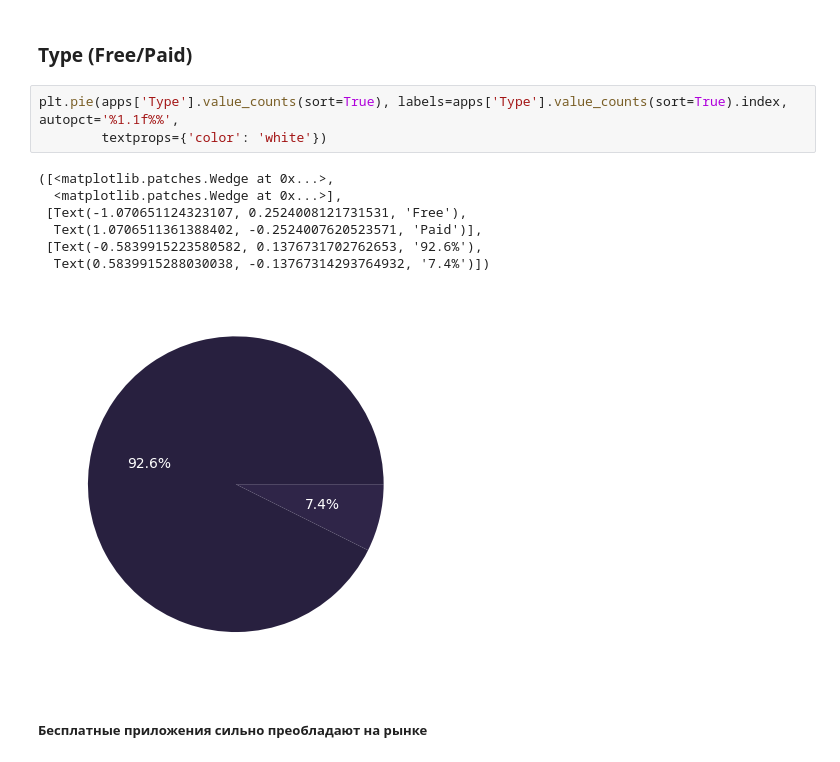
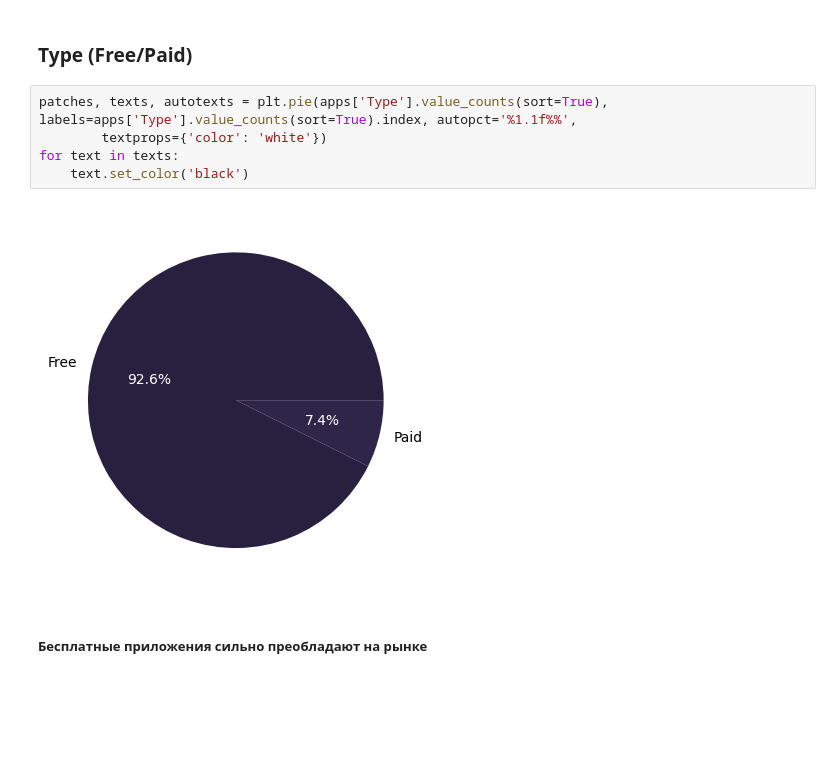
Before and after one commit to sanyakamen1/Google_Play_Store_EDA, a Jupyter notebook: Android_Apps_EDA.ipynb, the cells around one changed output. Drawn from its saved outputs; the diff is of its cells as text; blank space fills up the shorter version.

```diff
--- a/Android_Apps_EDA.ipynb
+++ b/Android_Apps_EDA.ipynb
@@ -548,16 +548,12 @@ plt.tight_layout()
 # %% [markdown]
 ### Type (Free/Paid)
 # %%
-plt.pie(apps['Type'].value_counts(sort=True), labels=apps['Type'].value_counts(sort=True).index, autopct='%1.1f%%',
+patches, texts, autotexts = plt.pie(apps['Type'].value_counts(sort=True), labels=apps['Type'].value_counts(sort=True).index, autopct='%1.1f%%',
         textprops={'color': 'white'})
+for text in texts:
+    text.set_color('black')
 # %% [output]
-([<matplotlib.patches.Wedge at 0x...>,
-  <matplotlib.patches.Wedge at 0x...>],
- [Text(-1.070651124323107, 0.2524008121731531, 'Free'),
-  Text(1.0706511361388402, -0.2524007620523571, 'Paid')],
- [Text(-0.5839915223580582, 0.1376731702762653, '92.6%'),
-  Text(0.5839915288030038, -0.13767314293764932, '7.4%')])
-[figure, old version]
+[figure, new version]
 # %% [markdown]
 ##### Бесплатные приложения сильно преобладают на рынке
 # %% [markdown]
```
Also changed, not shown: parts of 2 cells of this notebook.
